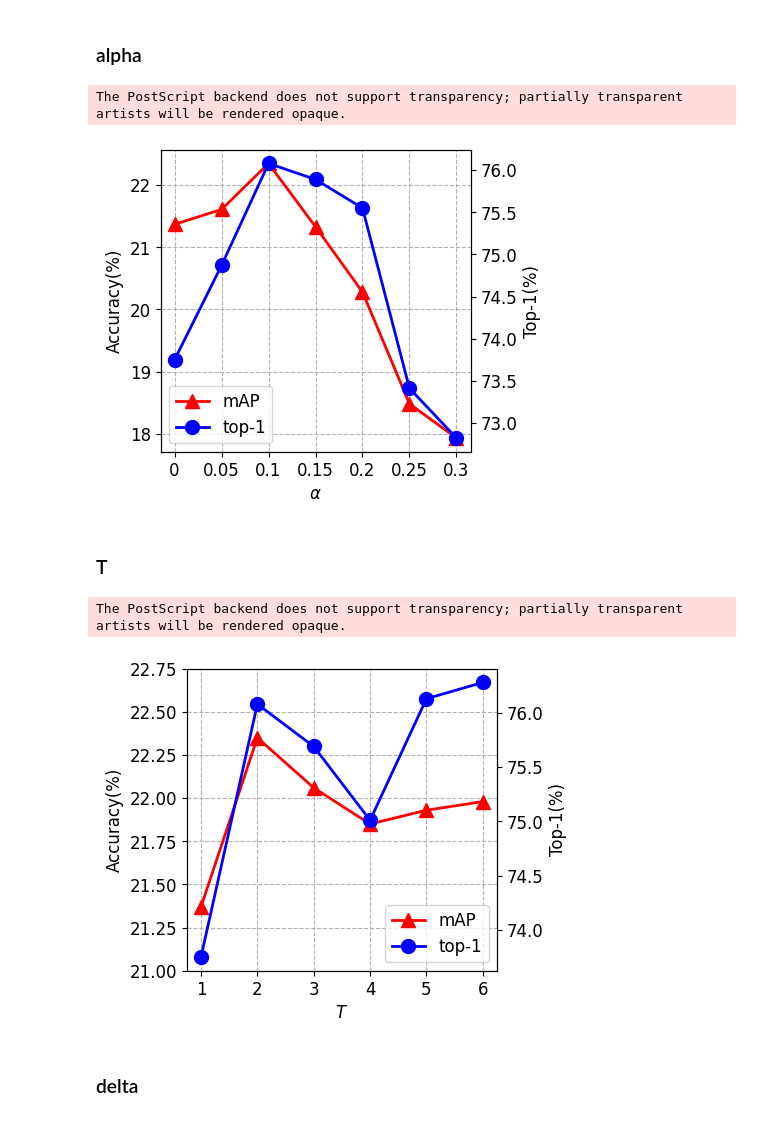
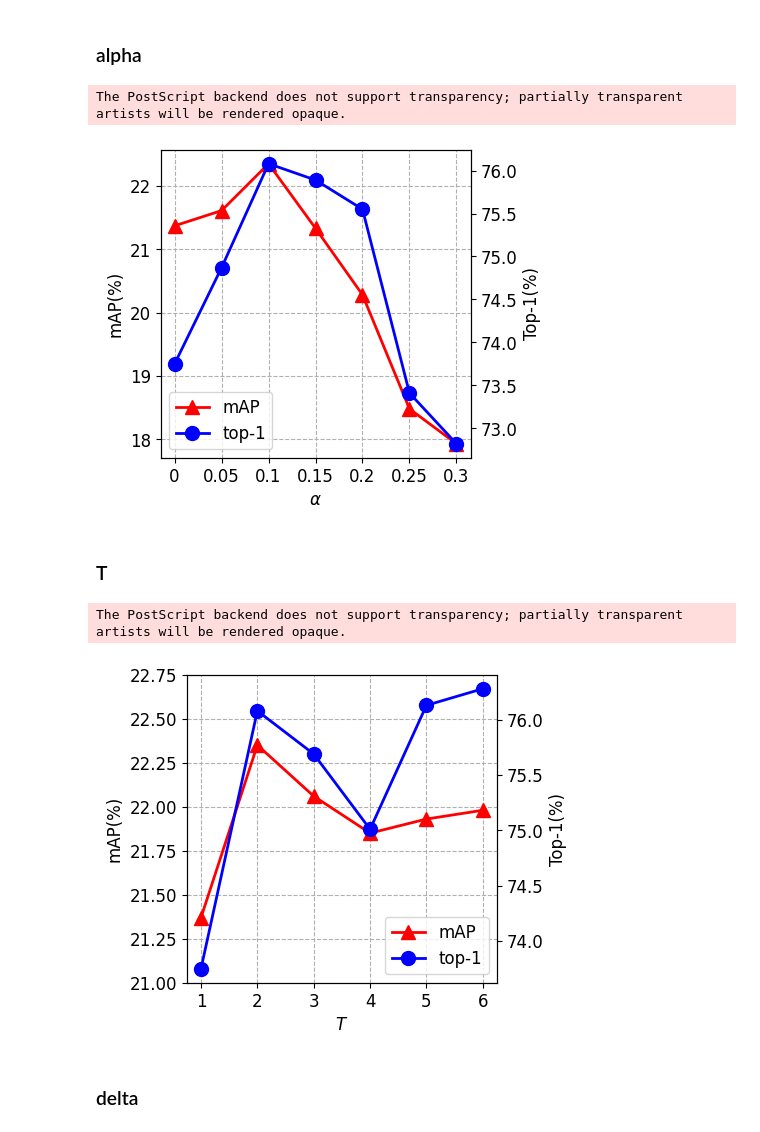
Before and after one commit to JackFlying/DNFNet_release, a Jupyter notebook: tools/visualize/vis_paper_figure/vis_hyper_parameter.ipynb, the cells around one changed output. Cells and saved outputs as stored; diff of their text form; code cells hidden in the pictures.

```diff
--- a/tools/visualize/vis_paper_figure/vis_hyper_parameter.ipynb
+++ b/tools/visualize/vis_paper_figure/vis_hyper_parameter.ipynb
@@ -7,36 +7,36 @@ import numpy as np
 import matplotlib.pyplot as plt
 
 plt.rcParams['font.sans-serif'] = ['Arial']  # 如果要显示中文字体,则在此处设为：SimHei
 plt.rcParams['axes.unicode_minus'] = False  # 显示负号
 
 x = np.array([0, 0.05, 0.1, 0.15, 0.2, 0.25, 0.3])
 mAP = np.array([21.37, 21.61, 22.35, 21.33, 20.28, 18.48, 17.93])
 top_1 = np.array([73.75, 74.87, 76.08, 75.89, 75.55, 73.41, 72.82])
 
 plt.figure(figsize=(4, 4), dpi=100)
 plt.grid(linestyle="--")  # 设置背景网格线为虚线
 line1 = plt.plot(x, mAP, marker='^', markersize=10, color="red", label="mAP", linewidth=2)
 
 group_labels = [0, 0.05, 0.1, 0.15, 0.2, 0.25, 0.3]  # x轴刻度的标识
 plt.xticks(x, group_labels, fontsize=12)  # 默认字体大小为10
 plt.yticks(fontsize=12)
 plt.xlabel("$α$", fontsize=12)
-plt.ylabel("Accuracy(%)", fontsize=12)
+plt.ylabel("mAP(%)", fontsize=12)
 
 ax2 = plt.twinx()
 line2 = ax2.plot(x, top_1, marker='o', markersize=10, color="blue", label="top-1", linewidth=2)
 ax2.set_ylabel('Top-1(%)', fontsize=12)   #设置Y2轴标题
 ax2.tick_params(labelsize=12)
 
 lines = line1 + line2
 labs = [l.get_label() for l in lines]
 plt.legend(lines, labs, loc=0, prop = {'size':12})
 # plt.savefig('./filename.jpg', format='jpg', bbox_inches='tight')  # 建议保存为svg格式,再用inkscape转为矢量图emf后插入word中
-plt.savefig('./file/alpha.eps', dpi=100, format='eps', bbox_inches='tight', pad_inches=0)
+plt.savefig('../file/alpha.eps', dpi=100, format='eps', bbox_inches='tight', pad_inches=0)
 plt.show()
 # %% [output]
 The PostScript backend does not support transparency; partially transparent artists will be rendered opaque.
-[figure, old version]
+[figure, new version]
 # %% [markdown]
 ### T
 # %%
@@ -61,7 +61,7 @@ group_labels = [1, 2, 3, 4, 5, 6]  # x轴刻度的标识
 plt.xticks(x, group_labels, fontsize=12)  # 默认字体大小为10
 plt.yticks(ticks=np.arange(21, 23, 0.25), fontsize=12)
 plt.xlabel("$T$", fontsize=12)
-plt.ylabel("Accuracy(%)", fontsize=12)
+plt.ylabel("mAP(%)", fontsize=12)
 # plt.ylim([21, 23])
 
 ax2 = plt.twinx()
@@ -74,11 +74,11 @@ lines = line1 + line2
 labs = [l.get_label() for l in lines]
 plt.legend(lines, labs, loc=0, prop = {'size':12})
 # plt.savefig('./filename.jpg', format='jpg', bbox_inches='tight')  # 建议保存为svg格式,再用inkscape转为矢量图emf后插入word中
-plt.savefig('./file/T.eps', dpi=100, format='eps', bbox_inches='tight', pad_inches=0)
+plt.savefig('../file/T.eps', dpi=100, format='eps', bbox_inches='tight', pad_inches=0)
 plt.show()
 # %% [output]
 The PostScript backend does not support transparency; partially transparent artists will be rendered opaque.
-[figure, old version]
+[figure, new version]
 # %% [markdown]
 ### delta
 # %%
```
Also changed, not shown: parts of 2 cells of this notebook, 6 other files.
